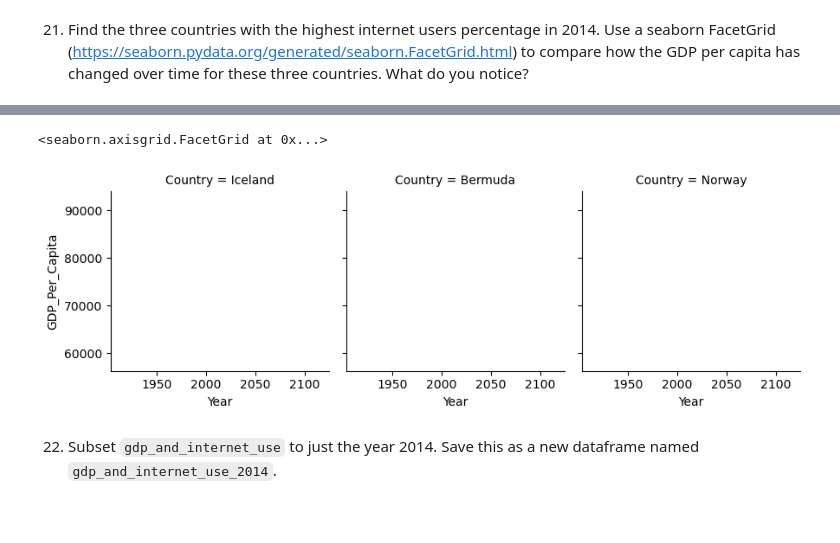
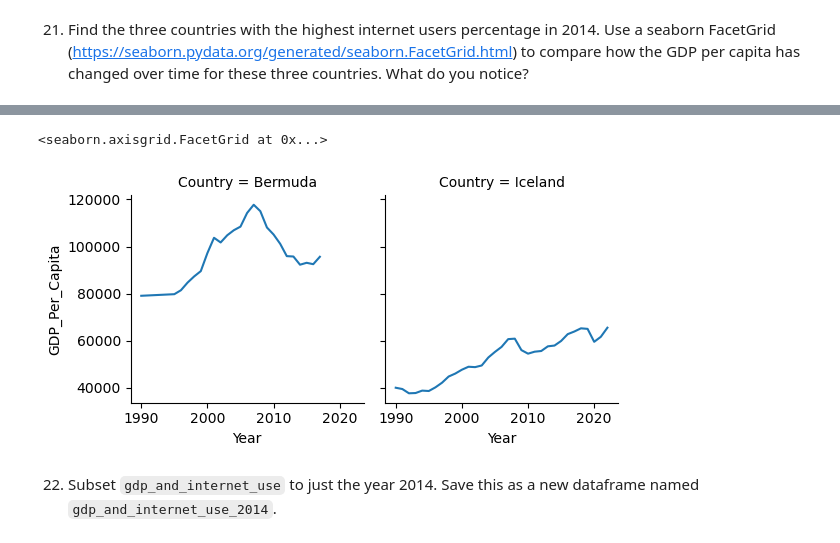
Before and after one commit to NSS-Full-Time-Data-Analytics-16/un-project-navyan0245, a Jupyter notebook: notebooks/UN_Project.ipynb, the cells around one changed output, grey strips where cells are left out. Saved outputs shown, nothing was run; the diff lists cells and outputs as text; code cells hidden in the pictures; blank space fills up the shorter version.

```diff
--- a/notebooks/UN_Project.ipynb
+++ b/notebooks/UN_Project.ipynb
@@ -544,2 +451,3 @@ high_internet_use_2014=gdp_and_internet_use.loc[gdp_and_internet_use['Year']==20
 # %%
-top_3_gdp = high_internet_use_2014.sort_values(by='Internet_Users_Pct',ascending =False).head(3)
+top_3 = year_2014.sort_values(by='Internet_Users_Pct',ascending =False).Country.head(3)
+top_3
@@ -551,0 +459,3 @@ Norway_2014 = high_internet_use_2014.loc[high_internet_use_2014['Country']=='Nor
+# %%
+top3_gdp=gdp_and_internet_use.loc[gdp_and_internet_use.Country.isin(top_3)]
+top3_gdp
@@ -552,9 +480,9 @@ Norway_2014 = high_internet_use_2014.loc[high_internet_use_2014['Country']=='Nor
 # %%
-g=sns.FacetGrid(top_3_gdp,col='Country')
+g=sns.FacetGrid(top3_gdp,col='Country')
 g.map(sns.lineplot, 'Year', 'GDP_Per_Capita')
 # %% [output]
 <seaborn.axisgrid.FacetGrid at 0x...>
-[figure, old version]
+[figure, new version]
 # %% [markdown]
 22. Subset `gdp_and_internet_use` to just the year 2014. Save this as a new dataframe named `gdp_and_internet_use_2014`.
 # %%
```
Also changed, not shown: parts of 48 cells of this notebook.
